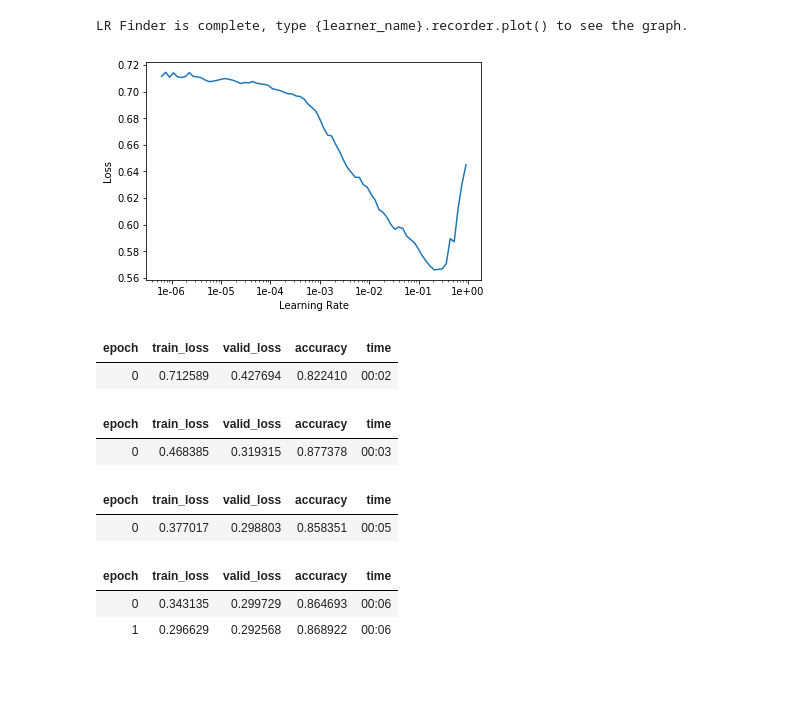
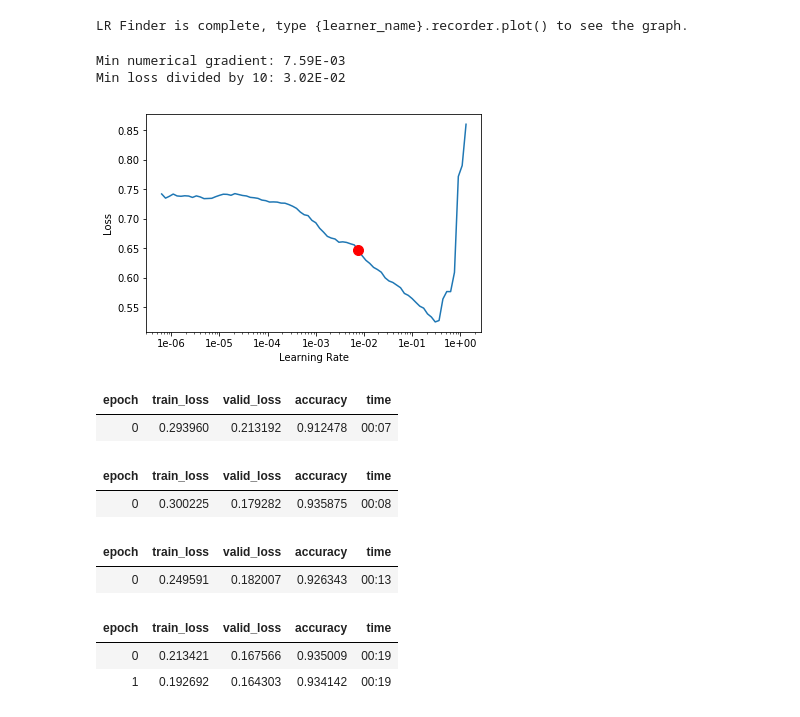
Before and after one commit to cesarfm/fai-2019-challenge, a Jupyter notebook: Twitter US Airline Sentiment - 3. Deep Learning with ULMFiT cleanup.ipynb, the cells around one changed output. Cells and saved outputs as stored; diff of their text form; code cells hidden in the pictures; blank space fills up the shorter version.

```diff
--- a/Twitter US Airline Sentiment - 3. Deep Learning with ULMFiT cleanup.ipynb
+++ b/Twitter US Airline Sentiment - 3. Deep Learning with ULMFiT cleanup.ipynb
@@ -26,12 +56,0 @@ DATA SIZE: (14640, 2)
-# %%
-def remove_first_handler(text):
-    parts = text.strip().split(' ', 1)
-    if len(parts) == 2 and parts[0].startswith('@'):
-        return parts[1].strip()
-    else:
-        return text
-
-df['text'] = df['text'].apply(remove_first_handler)
-df_labeled = df[df.sentiment != 'neutral']
-
-df.head()
@@ -64,3 +81,11 @@ data_lm = TextLMDataBunch.from_df(MODEL_PATH, train_df=train_df, valid_df=valid_
+# %%
+# creating the data source
+bs = 48
+
+data_lm = (TextList.from_df(df, cols=['text'])
+           .split_by_rand_pct(valid_pct=0.1, seed=0)
+           .label_for_lm()
+           .databunch(bs=bs))
 # %%
 data_lm.show_batch()
 # %% [output]
@@ -156,3 +191,10 @@ data_clas = TextClasDataBunch.from_df(MODEL_PATH, train_df=train_df_l, valid_df=
+# %%
+data_clas = (TextList.from_df(df_labeled, cols=['text'], vocab=data_lm.vocab)
+           .split_by_rand_pct(valid_pct=0.1, seed=0)
+           .label_from_df(cols='sentiment')
+           .databunch(bs=bs))
+
+data_clas.save('data_clas.pkl')
 # %%
 data_clas.show_batch()
 # %% [output]
@@ -171,34 +213,36 @@ learn.lr_find()
 [interactive output not drawn]
 LR Finder is complete, type {learner_name}.recorder.plot() to see the graph.
 # %%
-learn.recorder.plot()
+learn.recorder.plot(suggestion=True)
 # %% [output]
+Min numerical gradient: 7.59E-03
+Min loss divided by 10: 3.02E-02
-[figure, old version]
+[figure, new version]
 # %%
-learn.fit_one_cycle(1, 0.3, moms=(0.8,0.7))
+learn.fit_one_cycle(1, 7e-3, moms=(0.8,0.7))
 # %% [output]
 | epoch | train_loss | valid_loss | accuracy | time |
-| 0 | 0.712589 | 0.427694 | 0.822410 | 00:02 |
+| 0 | 0.293960 | 0.213192 | 0.912478 | 00:07 |
 # %%
 learn.save('first')
 # %%
 learn.load('first');
 # %%
 learn.freeze_to(-2)
-learn.fit_one_cycle(1, slice(0.1/(2.6**4),0.1), moms=(0.8,0.7))
+learn.fit_one_cycle(1, slice(3.5e-3/(2.6**4),3.5e-3), moms=(0.8,0.7))
 # %% [output]
 | epoch | train_loss | valid_loss | accuracy | time |
-| 0 | 0.468385 | 0.319315 | 0.877378 | 00:03 |
+| 0 | 0.300225 | 0.179282 | 0.935875 | 00:08 |
 # %%
 learn.save('second')
 # %%
 learn.load('second');
 # %%
 learn.freeze_to(-3)
-learn.fit_one_cycle(1, slice(5e-2/(2.6**4),5e-2), moms=(0.8,0.7))
+learn.fit_one_cycle(1, slice(1.75e-3/(2.6**4),1.75e-3), moms=(0.8,0.7))
 # %% [output]
 | epoch | train_loss | valid_loss | accuracy | time |
-| 0 | 0.377017 | 0.298803 | 0.858351 | 00:05 |
+| 0 | 0.249591 | 0.182007 | 0.926343 | 00:13 |
 # %%
 learn.save('third')
 # %%
@@ -206,10 +250,10 @@ learn.save('load');
 # %%
 learn.unfreeze()
-learn.fit_one_cycle(2, slice(1e-2/(2.6**4),1e-2), moms=(0.8,0.7))
+learn.fit_one_cycle(2, slice(3.5e-4/(2.6**4),3.5e-4), moms=(0.8,0.7))
 # %% [output]
 | epoch | train_loss | valid_loss | accuracy | time |
-| 0 | 0.343135 | 0.299729 | 0.864693 | 00:06 |
-| 1 | 0.296629 | 0.292568 | 0.868922 | 00:06 |
+| 0 | 0.213421 | 0.167566 | 0.935009 | 00:19 |
+| 1 | 0.192692 | 0.164303 | 0.934142 | 00:19 |
 # %%
 learn.predict("Awful flight")
 # %% [output]
```
Also changed, not shown: parts of 22 cells of this notebook, 2 other files.
